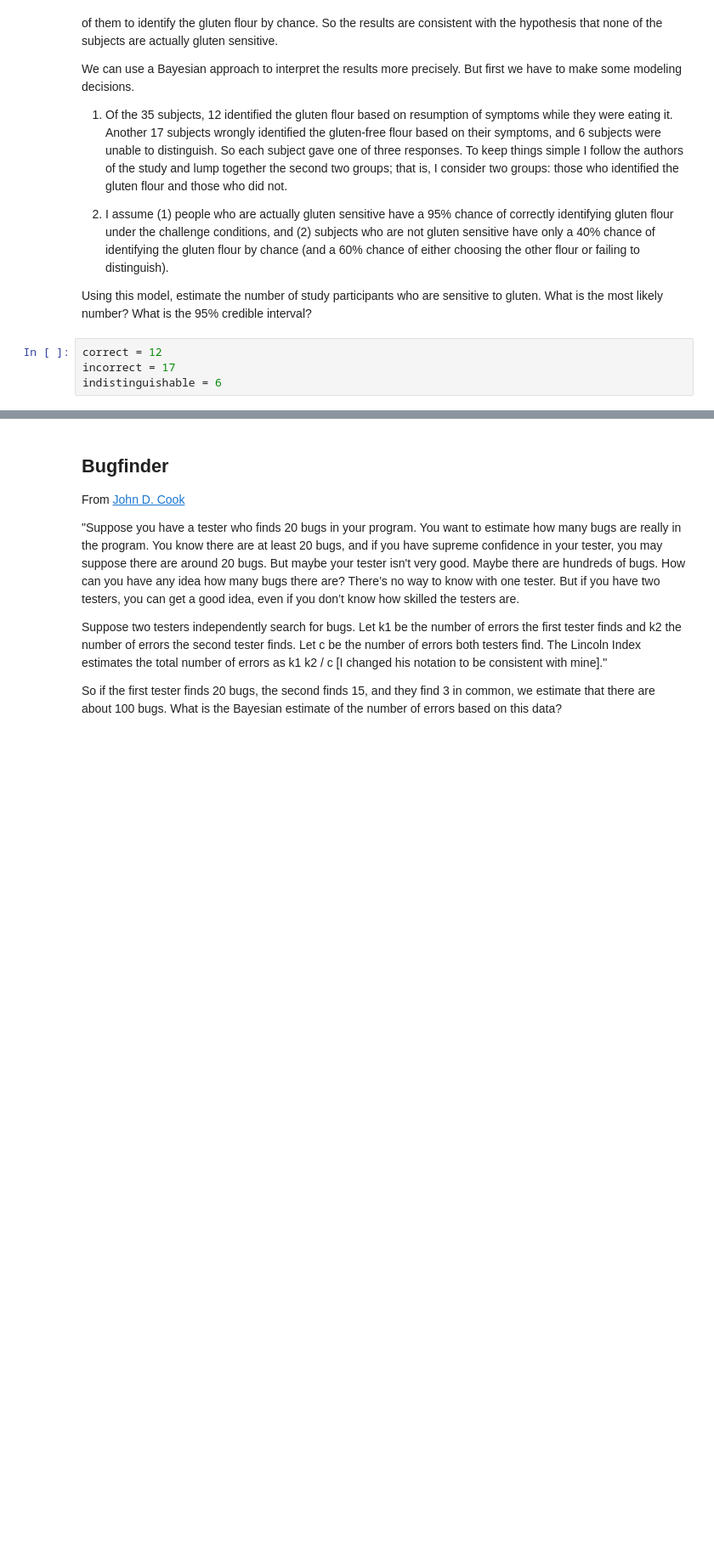
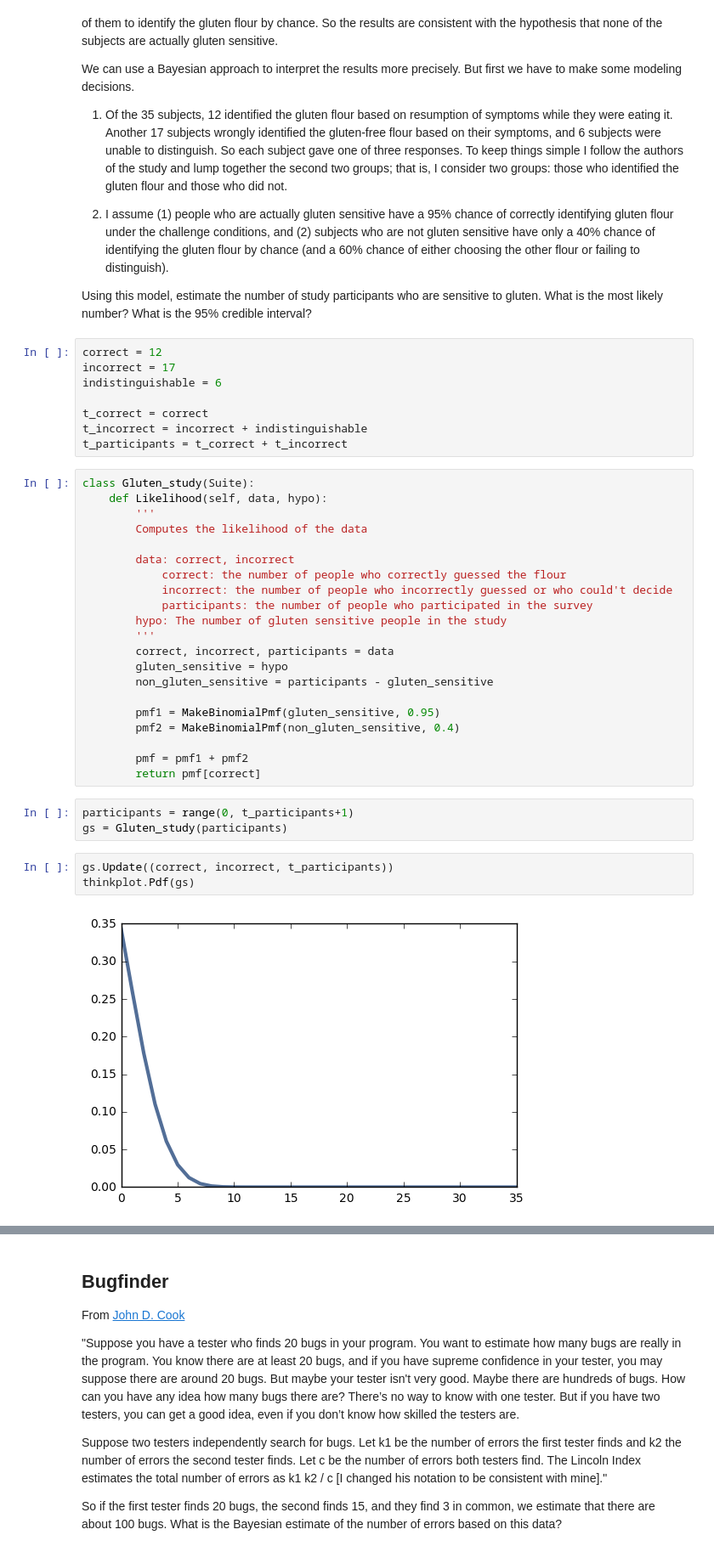
Before and after one commit to cmoser96/ThinkBayes2, a Jupyter notebook: code/report03.ipynb, the cells around one changed output, grey strips where cells are left out. Shown at 85% size. Saved outputs shown, nothing was run; the diff lists cells and outputs as text; blank space fills up the shorter version.

```diff
--- a/code/report03.ipynb
+++ b/code/report03.ipynb
@@ -43,3 +57,36 @@ Using this model, estimate the number of study participants who are sensitive to
 correct = 12
 incorrect = 17
 indistinguishable = 6
+
+t_correct = correct
+t_incorrect = incorrect + indistinguishable
+t_participants = t_correct + t_incorrect
+# %%
+class Gluten_study(Suite):
+    def Likelihood(self, data, hypo):
+        '''
+        Computes the likelihood of the data
+
+        data: correct, incorrect
+            correct: the number of people who correctly guessed the flour
+            incorrect: the number of people who incorrectly guessed or who could't decide
+            participants: the number of people who participated in the survey
+        hypo: The number of gluten sensitive people in the study
+        '''
+        correct, incorrect, participants = data
+        gluten_sensitive = hypo
+        non_gluten_sensitive = participants - gluten_sensitive
+
+        pmf1 = MakeBinomialPmf(gluten_sensitive, 0.95)
+        pmf2 = MakeBinomialPmf(non_gluten_sensitive, 0.4)
+
+        pmf = pmf1 + pmf2
+        return pmf[correct]
+# %%
+participants = range(0, t_participants+1)
+gs = Gluten_study(participants)
+# %%
+gs.Update((correct, incorrect, t_participants))
+thinkplot.Pdf(gs)
+# %% [output]
+[figure, added]
```
Also changed, not shown: parts of 16 cells of this notebook, 1 other file.
